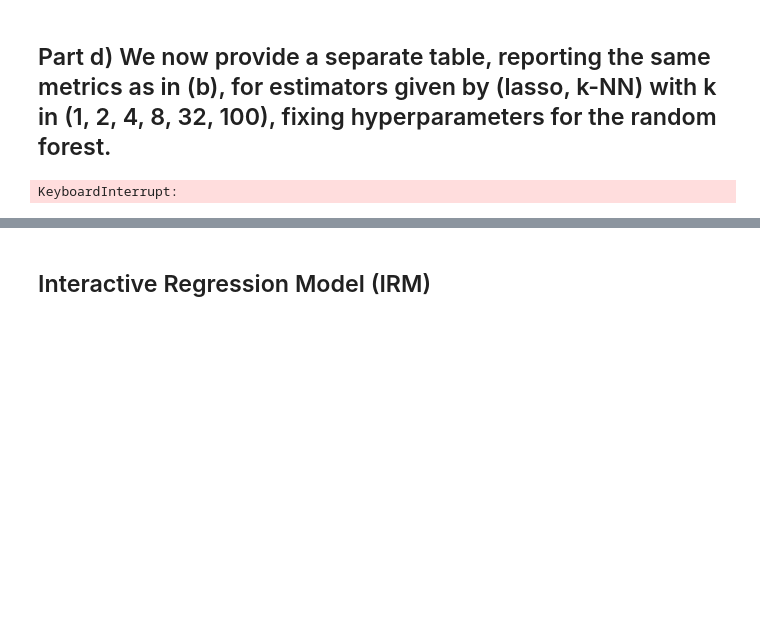
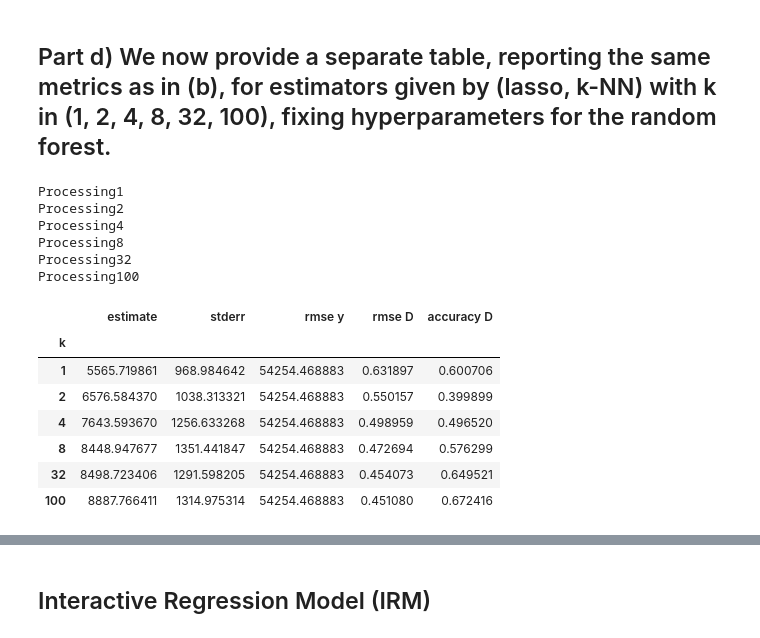
Before and after one commit to justinye23/hello-world, a Jupyter notebook: PM4/python-dml-401k.ipynb, the cells around one changed output, grey strips where cells are left out. Cells and saved outputs as stored; diff of their text form; code cells hidden in the pictures; blank space fills up the shorter version.

```diff
--- a/PM4/python-dml-401k.ipynb
+++ b/PM4/python-dml-401k.ipynb
@@ -609,43 +632,56 @@ results = []
 modely = make_pipeline(
     transformer,
     StandardScaler(),
-    LassoCV(cv=KFold(5, shuffle=True, random_state=123)
+    LassoCV(cv=KFold(5, shuffle=True, random_state=123))
 )
 
 # Loop over k values for treatment (D): k-NN classifier
 for k in k_list:
     # Define k-NN classifier for D
-    print("Processing" + k)
+    print("Processing k = " + str(k))
     modeld = make_pipeline(
         transformer,
         StandardScaler(),
         KNeighborsClassifier(n_neighbors=k)
     )
 
     # Run DML
     point, stderr, yhat, Dhat, resy, resD, epsilon = dml(
         X, D, y, modely, modeld, nfolds=5, classifier=True
     )
 
     # Calculate metrics
     rmse_y = np.sqrt(np.mean(resy**2))
     rmse_D = np.sqrt(np.mean(resD**2))
     accuracy_D = np.mean(np.abs(resD) < 0.5)  # For binary treatment
 
     # Store results
     results.append({
         'k': k,
         'estimate': point,
         'stderr': stderr,
         'rmse y': rmse_y,
         'rmse D': rmse_D,
         'accuracy D': accuracy_D
     })
 
 # Create DataFrame
 table_d = pd.DataFrame(results).set_index('k')
 
 # Display table
 table_d[['estimate', 'stderr', 'rmse y', 'rmse D', 'accuracy D']]
 # %% [output]
-KeyboardInterrupt:
+Processing1
+Processing2
+Processing4
+Processing8
+Processing32
+Processing100
+|  | estimate | stderr | rmse y | rmse D | accuracy D |
+| k |  |  |  |  |  |
+| 1 | 5565.719861 | 968.984642 | 54254.468883 | 0.631897 | 0.600706 |
+| 2 | 6576.584370 | 1038.313321 | 54254.468883 | 0.550157 | 0.399899 |
+| 4 | 7643.593670 | 1256.633268 | 54254.468883 | 0.498959 | 0.496520 |
+| 8 | 8448.947677 | 1351.441847 | 54254.468883 | 0.472694 | 0.576299 |
+| 32 | 8498.723406 | 1291.598205 | 54254.468883 | 0.454073 | 0.649521 |
+| 100 | 8887.766411 | 1314.975314 | 54254.468883 | 0.451080 | 0.672416 |
```
Also changed, not shown: parts of 8 cells of this notebook.
